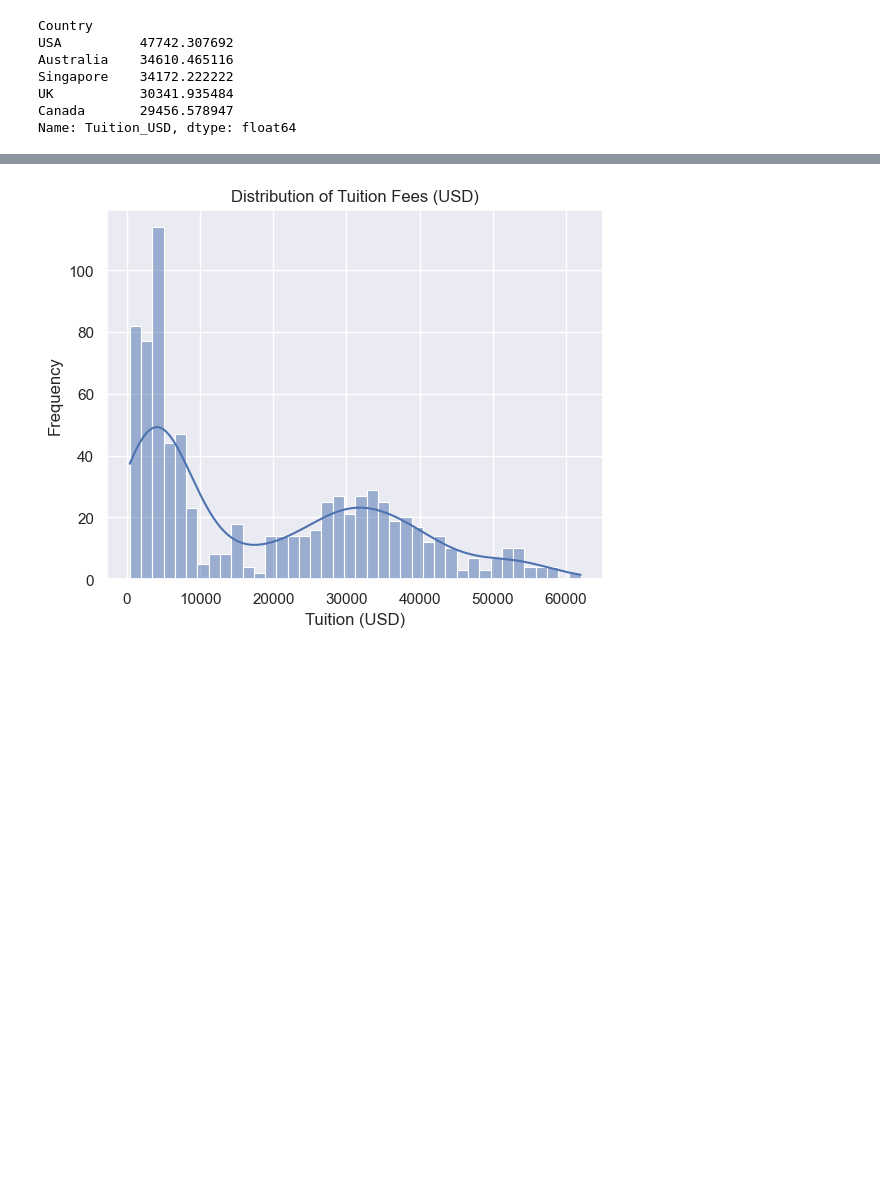
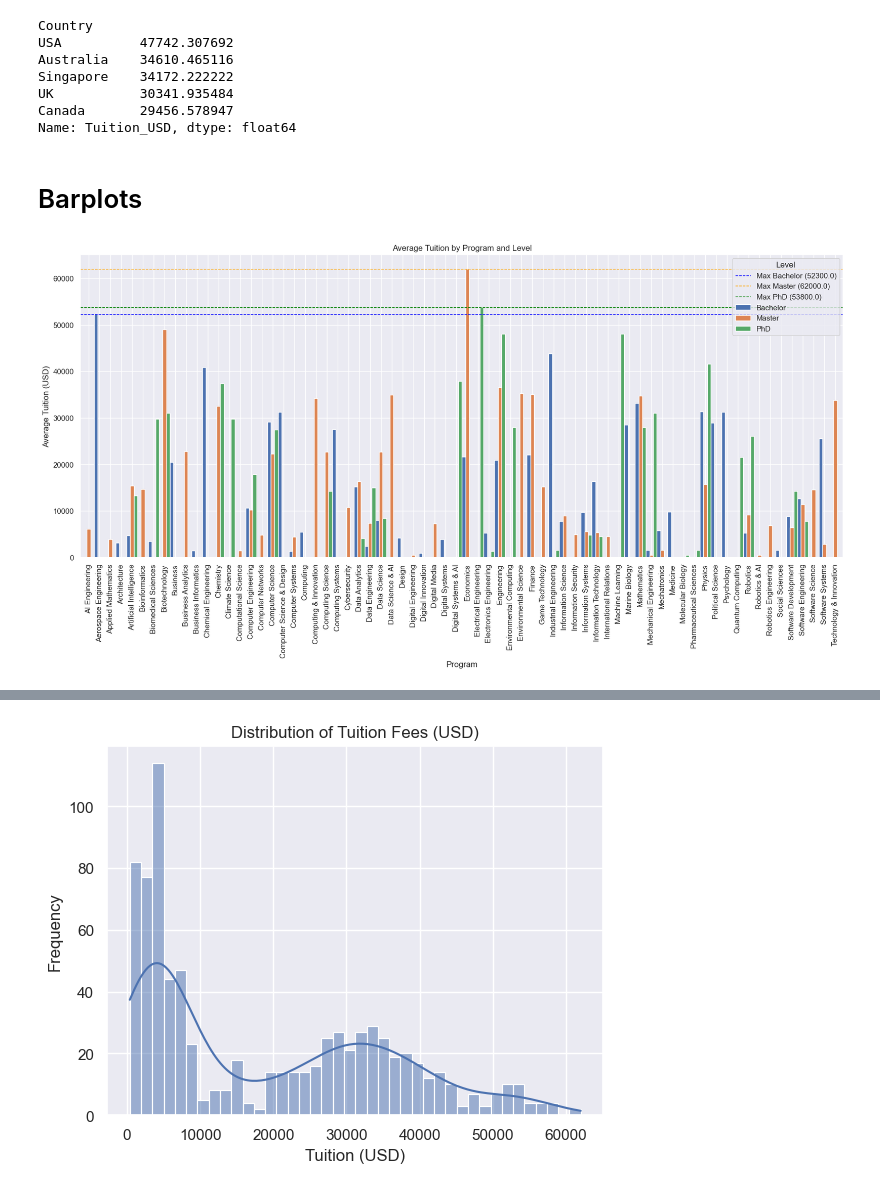
Before and after one commit to Daniel-Prada27/Proyecto_Estadistica, a Jupyter notebook: Proyecto.ipynb, the cells around one changed output, grey strips where cells are left out. Drawn from its saved outputs; the diff is of its cells as text; code cells hidden in the pictures; blank space fills up the shorter version.

```diff
--- a/Proyecto.ipynb
+++ b/Proyecto.ipynb
@@ -93,3 +84,25 @@ Singapore    34172.222222
 UK           30341.935484
 Canada       29456.578947
 Name: Tuition_USD, dtype: float64
+# %% [markdown]
+# Barplots
+# %%
+# @title Valor promedio de matrícula por nivel del programa
+avg_tuition = df.groupby(['Program', 'Level'])['Tuition_USD'].mean().unstack()
+
+max_values = avg_tuition.max()
+
+avg_tuition.plot(kind='bar', figsize=(20,8), width=1)
+plt.title('Average Tuition by Program and Level')
+plt.xlabel('Program')
+plt.ylabel('Average Tuition (USD)')
+
+colors = ['blue', 'orange', 'green']
+
+for i, (level, max_val) in enumerate(max_values.items()):
+    plt.axhline(y=max_val, linestyle='--', linewidth=1, label=f'Max {level} ({max_val})', color=colors[i])
+
+plt.legend(title='Level')
+plt.show()
+# %% [output]
+[figure, added]
```
Also changed, not shown: parts of 23 cells of this notebook.
